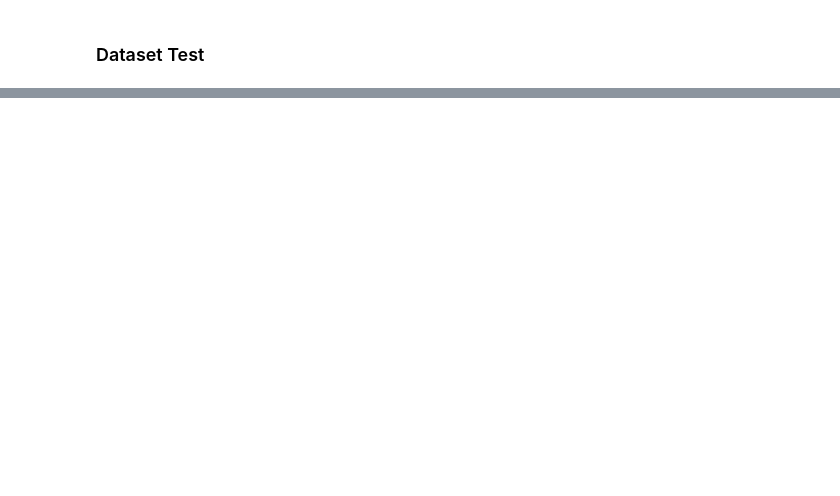
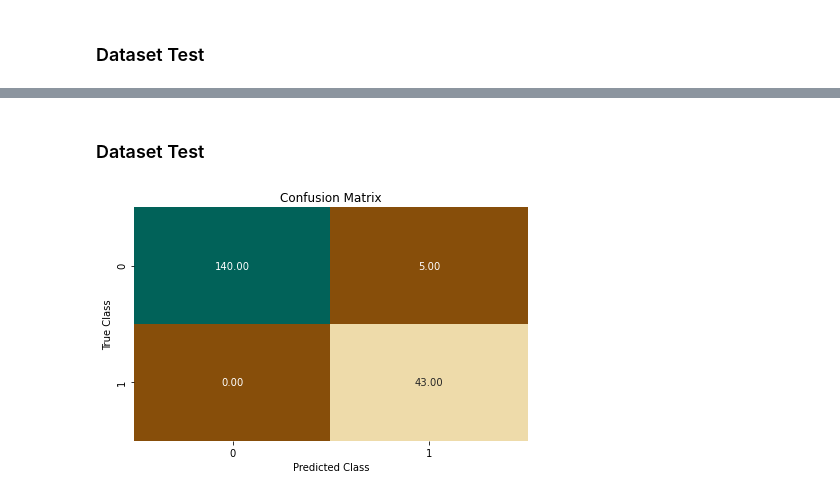
Before and after one commit to wiliamhw/KK-GA-NN, a Jupyter notebook: Neural Network and Genetic Algorithm.ipynb, the cells around one changed output, grey strips where cells are left out. Cells and saved outputs as stored; diff of their text form; code cells hidden in the pictures; blank space fills up the shorter version.

```diff
--- a/Neural Network and Genetic Algorithm.ipynb
+++ b/Neural Network and Genetic Algorithm.ipynb
@@ -810,0 +903,8 @@ Berdasarkan statistik dari dua dataset di atas, bisa disimpulkan bahwa *neural n
+# %% [markdown]
+### Dataset Test
+# %%
+base_test_predict = predict(X_test,Y_test,1000,0.5,X_train,Y_train)
+
+plot_confusion_matrix(Y_test[0], base_test_predict[0])
+# %% [output]
+[figure, added]
```
Also changed, not shown: parts of 19 cells of this notebook.
